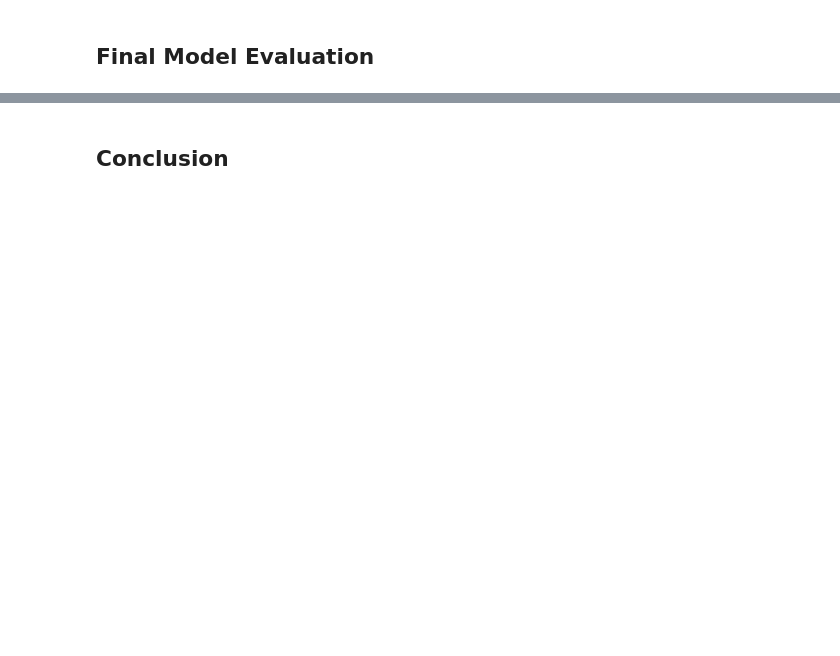
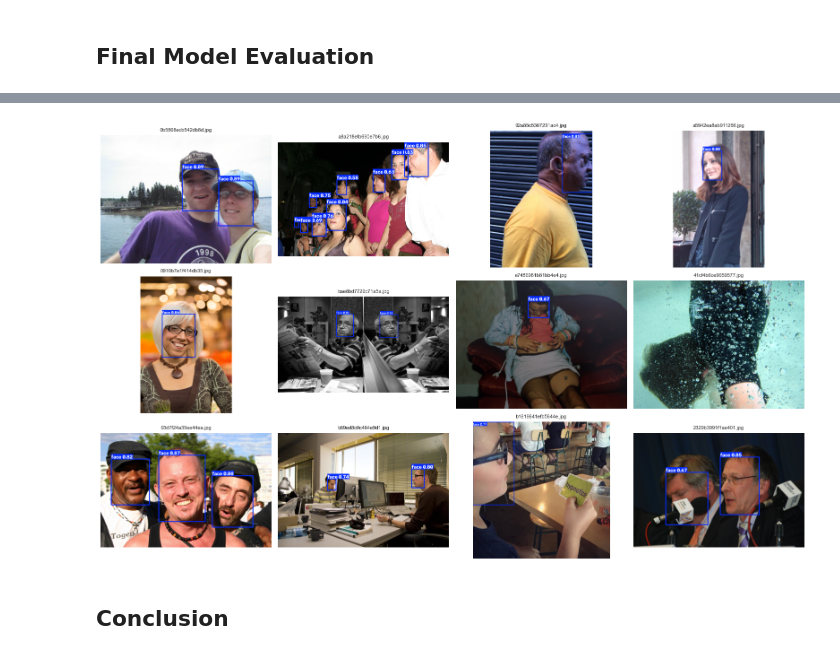
Before and after one commit to JoseLubota/FacialRecognitionWithCNN, a Jupyter notebook: facial_recognition_with_cnn.ipynb, the cells around one changed output, grey strips where cells are left out. Cells and saved outputs as stored; diff of their text form; code cells hidden in the pictures; blank space fills up the shorter version.

```diff
--- a/facial_recognition_with_cnn.ipynb
+++ b/facial_recognition_with_cnn.ipynb
@@ -1192,16 +1252,18 @@ plt.show()
 # %%
-# Running Inference on the test set and saving annotated predictions
+# Running Inference on the test set
 test_imgs = glob.glob(os.path.join(YOLO_ROOT, 'images','test','*.jpg'))
 sample = random.sample(test_imgs, min(12, len(test_imgs)))
 
-fig, axes = plt.subplots(3, 4,igsize=(16,10))
+fig, axes = plt.subplots(3, 4, figsize=(16,10))
 for ax, img_path in zip(axes.flatten(), sample):
     r = final_model.predict(img_path, conf=0.25, verbose=False)[0]
-    ax.imgshow(r.plot)[:,:,::-1]
+    ax.imshow(r.plot()[:,:,::-1])
     ax.set_title(os.path.basename(img_path)[:25], fontsize=8)
-    ax.axes('off')
+    ax.axis('off')
 
 plt.tight_layout()
 plt.show()
+# %% [output]
+[figure, added]
 # %% [markdown]
 <h2>Conclusion</h2>
```
Also changed, not shown: parts of 7 cells of this notebook, 36 other files.
